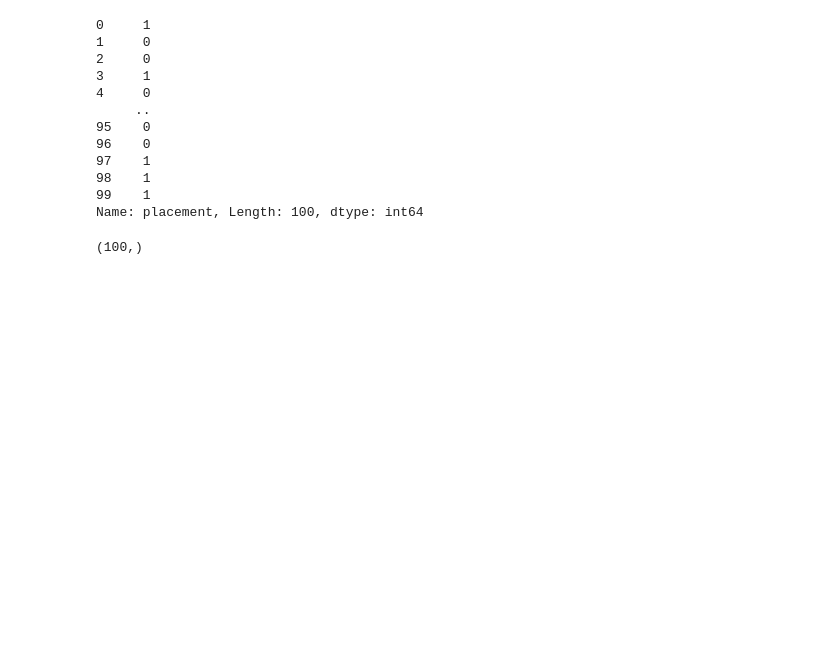
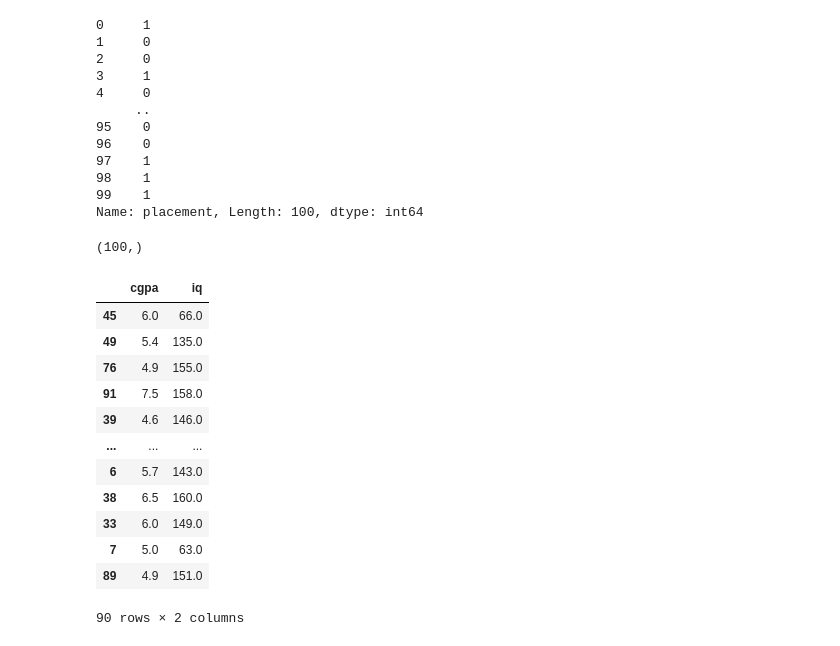
Before and after one commit to sanjogbhalla16/ML-CampusX, a Jupyter notebook: Day13-CampuX.ipynb, the cells around one changed output. Cells and saved outputs as stored; diff of their text form; code cells hidden in the pictures; blank space fills up the shorter version.

Commit message:
training and testing variables

```diff
--- a/Day13-CampuX.ipynb
+++ b/Day13-CampuX.ipynb
@@ -102,3 +102,23 @@ Name: placement, Length: 100, dtype: int64
 y.shape
 # %% [output]
 (100,)
+# %%
+import sklearn
+from sklearn.model_selection import train_test_split
+x_train,x_test,y_train,y_test = train_test_split(x,y,test_size=0.1)
+# %%
+x_train
+# %% [output]
+|  | cgpa | iq |
+| 45 | 6.0 | 66.0 |
+| 49 | 5.4 | 135.0 |
+| 76 | 4.9 | 155.0 |
+| 91 | 7.5 | 158.0 |
+| 39 | 4.6 | 146.0 |
+| ... | ... | ... |
+| 6 | 5.7 | 143.0 |
+| 38 | 6.5 | 160.0 |
+| 33 | 6.0 | 149.0 |
+| 7 | 5.0 | 63.0 |
+| 89 | 4.9 | 151.0 |
+90 rows × 2 columns
```
Also changed, not shown: parts of 1 cell of this notebook.
